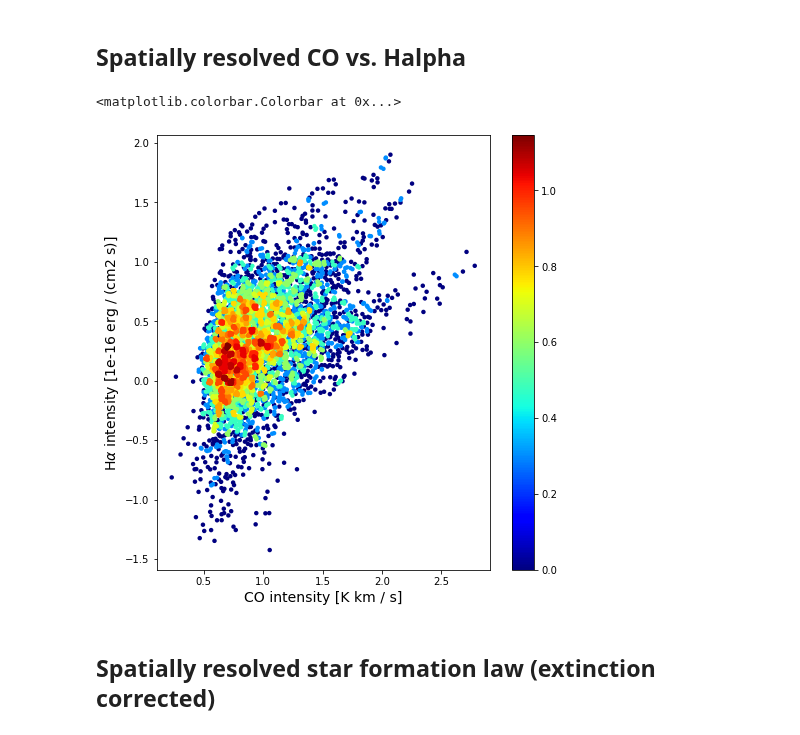
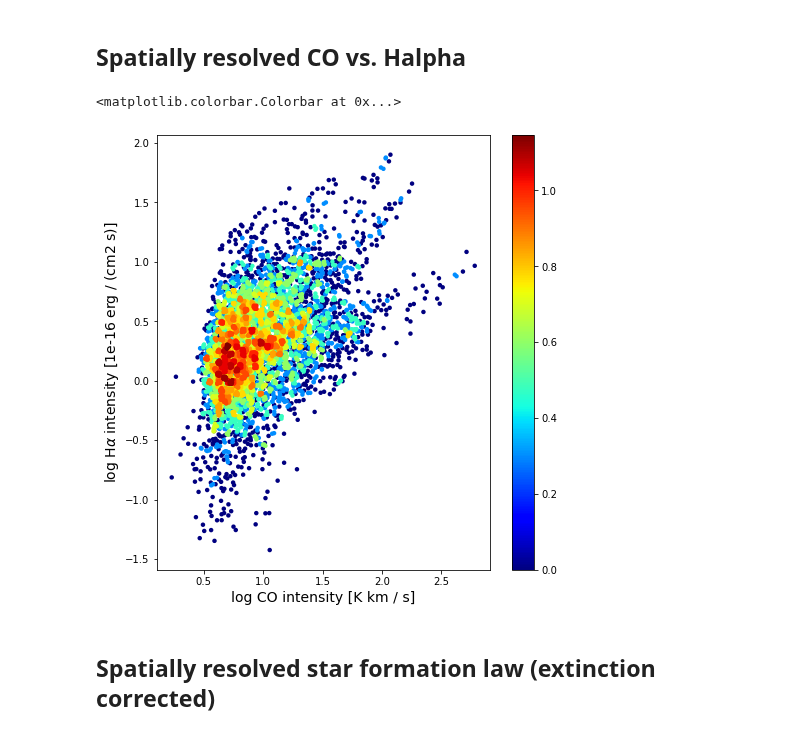
Before and after one commit to tonywong94/edge_pydb, a Jupyter notebook: demo_notebk/SFLaw-edge.ipynb, the cells around one changed output. Cells and saved outputs as stored; diff of their text form; code cells hidden in the pictures.

```diff
--- a/demo_notebk/SFLaw-edge.ipynb
+++ b/demo_notebk/SFLaw-edge.ipynb
@@ -109,16 +127,15 @@ Length = 26575 rows
 # %%
 # Make the scatter plot (measured values)
 x_det, y_det, z_det, *hist = xy2hist(codata, hadata, log=True)
 fig, ax = plt.subplots(figsize=(8,8))
-cm = plt.cm.get_cmap('jet')
-sc = ax.scatter(x_det, y_det, c=z_det, s=20, edgecolor='', cmap=cm)
-plt.xlabel('CO intensity ['+str(codata.unit)+']',fontsize=14)
-plt.ylabel(r'H$\alpha$ intensity ['+str(hadata.unit)+']',fontsize=14)
 ax.set_aspect('equal')
+sc = ax.scatter(x_det, y_det, c=z_det, s=20, edgecolor='', cmap='jet')
+plt.xlabel('log CO intensity ['+str(codata.unit)+']',fontsize=14)
+plt.ylabel(r'log H$\alpha$ intensity ['+str(hadata.unit)+']',fontsize=14)
 plt.colorbar(sc)
 # %% [output]
 <matplotlib.colorbar.Colorbar at 0x...>
-[figure, old version]
+[figure, new version]
 # %% [markdown]
 ## Spatially resolved star formation law (extinction corrected)
 # %%
```
Also changed, not shown: parts of 12 cells of this notebook, 10 other files.
